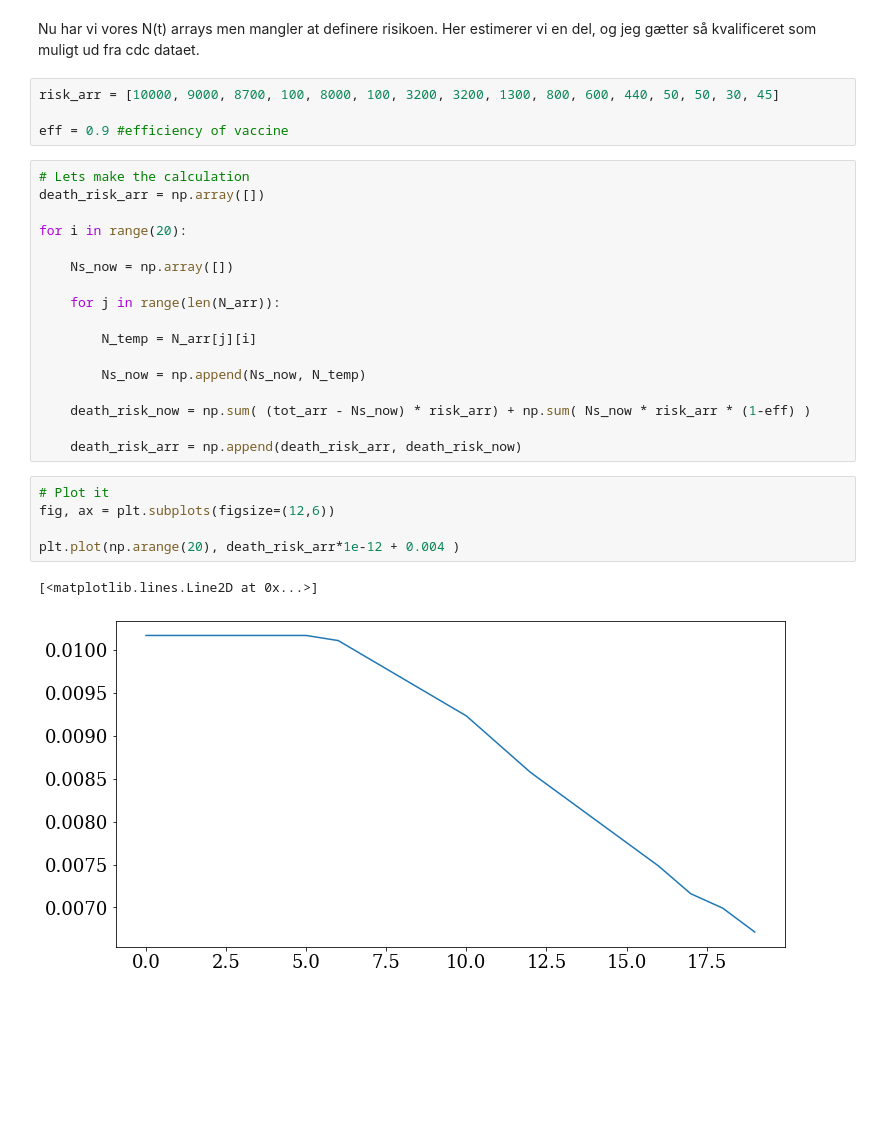
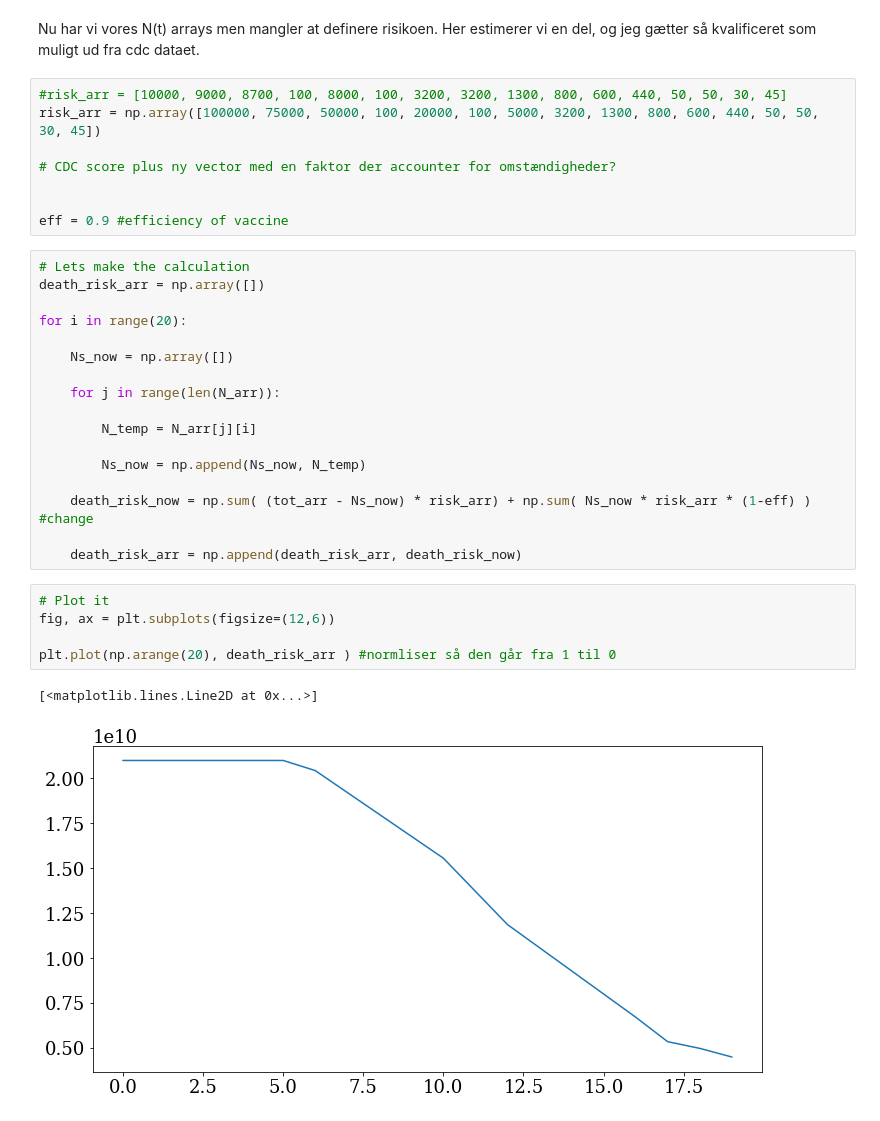
Before and after one commit to troelspetersen/Covid19fitting, a Jupyter notebook: MiscCode/Fraction_of_hospitalisation_Kimi.ipynb, the cells around one changed output. Drawn from its saved outputs; the diff is of its cells as text; blank space fills up the shorter version.

Commit message:
update on risks with vacc

```diff
--- a/MiscCode/Fraction_of_hospitalisation_Kimi.ipynb
+++ b/MiscCode/Fraction_of_hospitalisation_Kimi.ipynb
@@ -639,7 +641,11 @@ for i in range(len(tot_arr)):
 # %% [markdown]
 Nu har vi vores N(t) arrays men mangler at definere risikoen. Her estimerer vi en del, og jeg gætter så kvalificeret som muligt ud fra cdc dataet.
 # %%
-risk_arr = [10000, 9000, 8700, 100, 8000, 100, 3200, 3200, 1300, 800, 600, 440, 50, 50, 30, 45]
+#risk_arr = [10000, 9000, 8700, 100, 8000, 100, 3200, 3200, 1300, 800, 600, 440, 50, 50, 30, 45]
+risk_arr = np.array([100000, 75000, 50000, 100, 20000, 100, 5000, 3200, 1300, 800, 600, 440, 50, 50, 30, 45])
+
+# CDC score plus ny vector med en faktor der accounter for omstændigheder?
+
 
 eff = 0.9 #efficiency of vaccine
 # %%
@@ -656,17 +662,17 @@ for i in range(20):
 
         Ns_now = np.append(Ns_now, N_temp)
 
-    death_risk_now = np.sum( (tot_arr - Ns_now) * risk_arr) + np.sum( Ns_now * risk_arr * (1-eff) )
+    death_risk_now = np.sum( (tot_arr - Ns_now) * risk_arr) + np.sum( Ns_now * risk_arr * (1-eff) ) #change
 
     death_risk_arr = np.append(death_risk_arr, death_risk_now)
 # %%
 # Plot it
 fig, ax = plt.subplots(figsize=(12,6))
 
-plt.plot(np.arange(20), death_risk_arr*1e-12 + 0.004 )
+plt.plot(np.arange(20), death_risk_arr ) #normliser så den går fra 1 til 0
 # %% [output]
 [<matplotlib.lines.Line2D at 0x...>]
-[figure, old version]
+[figure, new version]
 # %%
 fig, ax = plt.subplots(figsize=(14,6))
 
```
Also changed, not shown: parts of 5 cells of this notebook.
